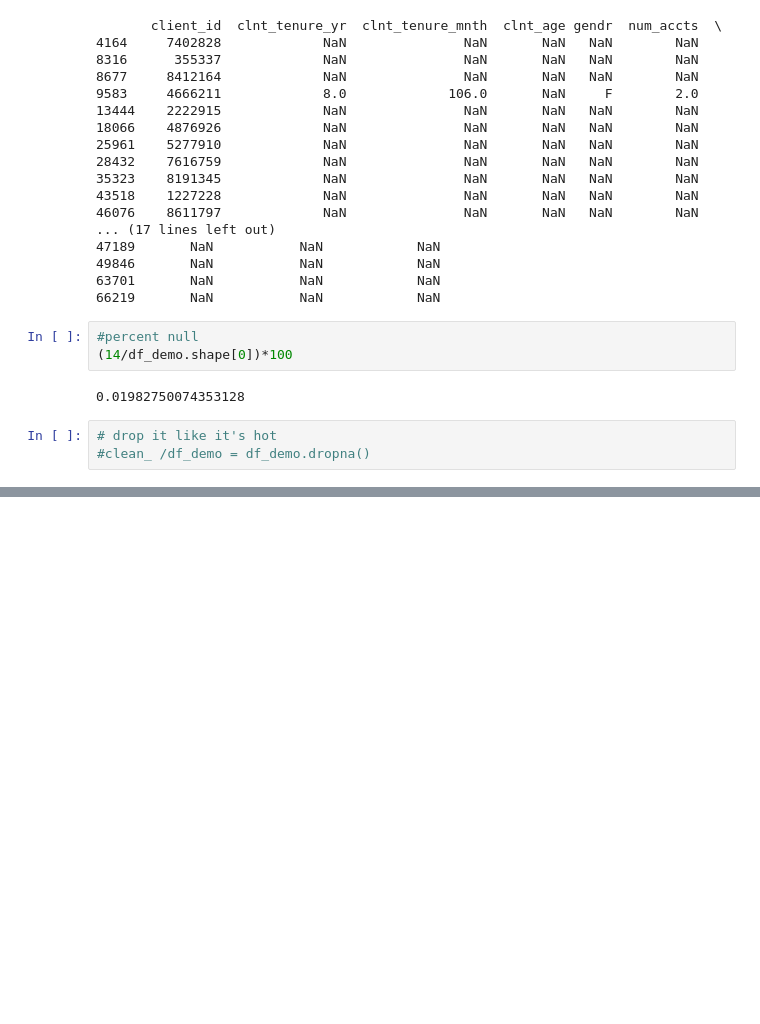
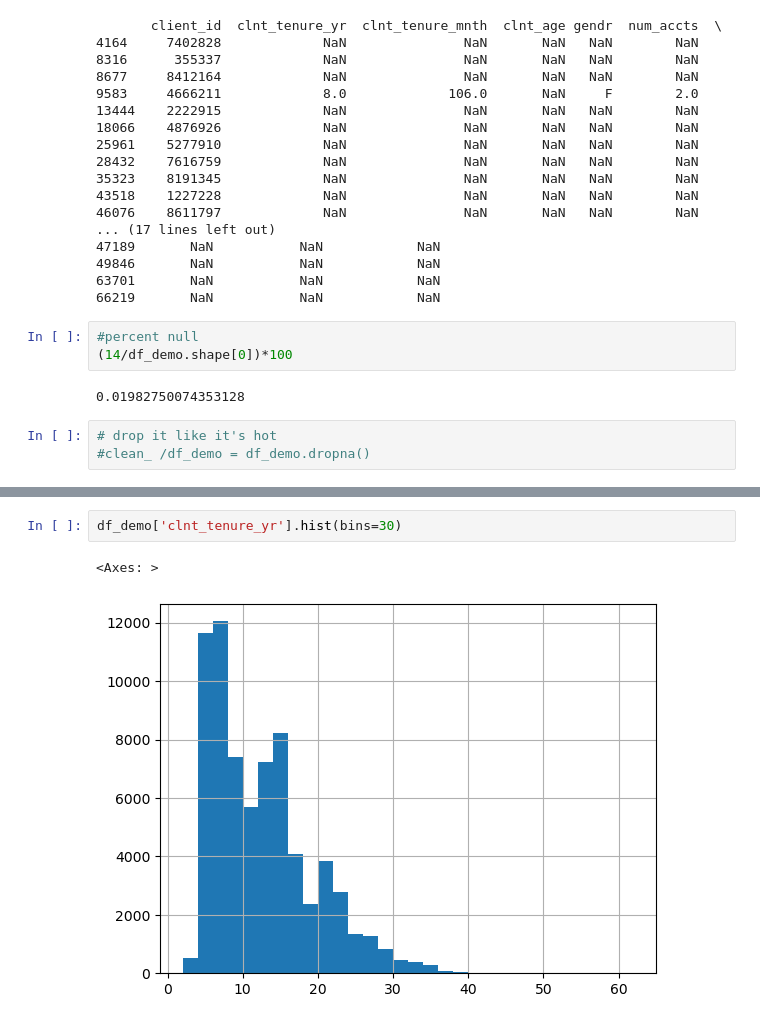
Before and after one commit to amatulghina/vanguard-ab-test, a Jupyter notebook: notebooks/client_profiles.ipynb, the cells around one changed output, grey strips where cells are left out. Saved outputs shown, nothing was run; the diff lists cells and outputs as text; blank space fills up the shorter version.

```diff
--- a/notebooks/client_profiles.ipynb
+++ b/notebooks/client_profiles.ipynb
@@ -127,0 +168,5 @@ df_demo.describe().round(2)
+# %%
+df_demo['clnt_tenure_yr'].hist(bins=30)
+# %% [output]
+<Axes: >
+[figure, added]
```
Also changed, not shown: parts of 30 cells of this notebook.
